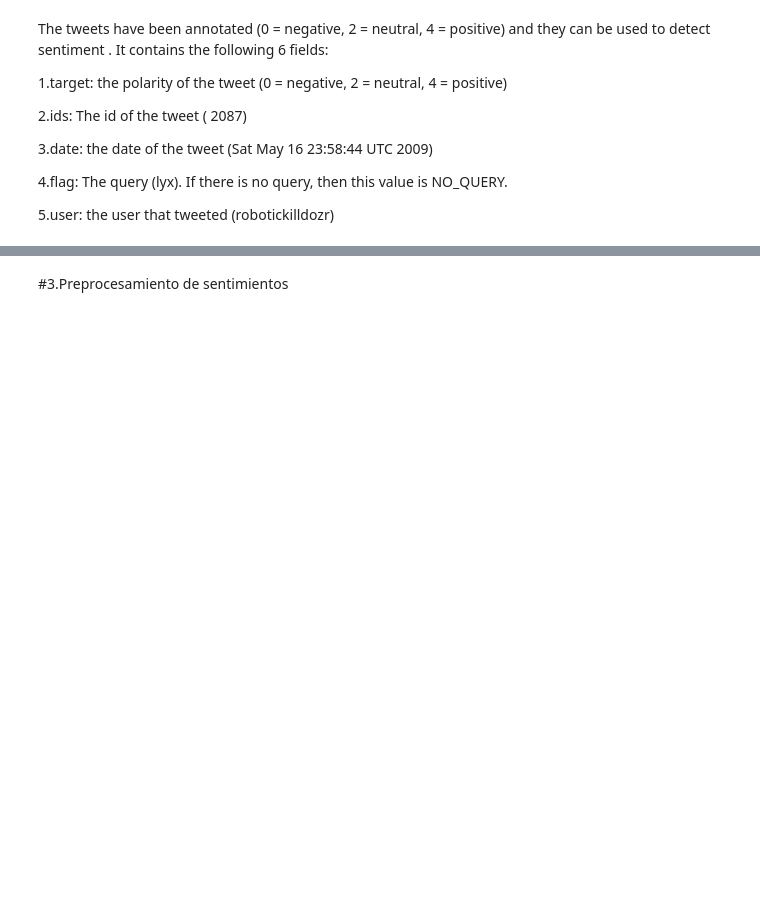
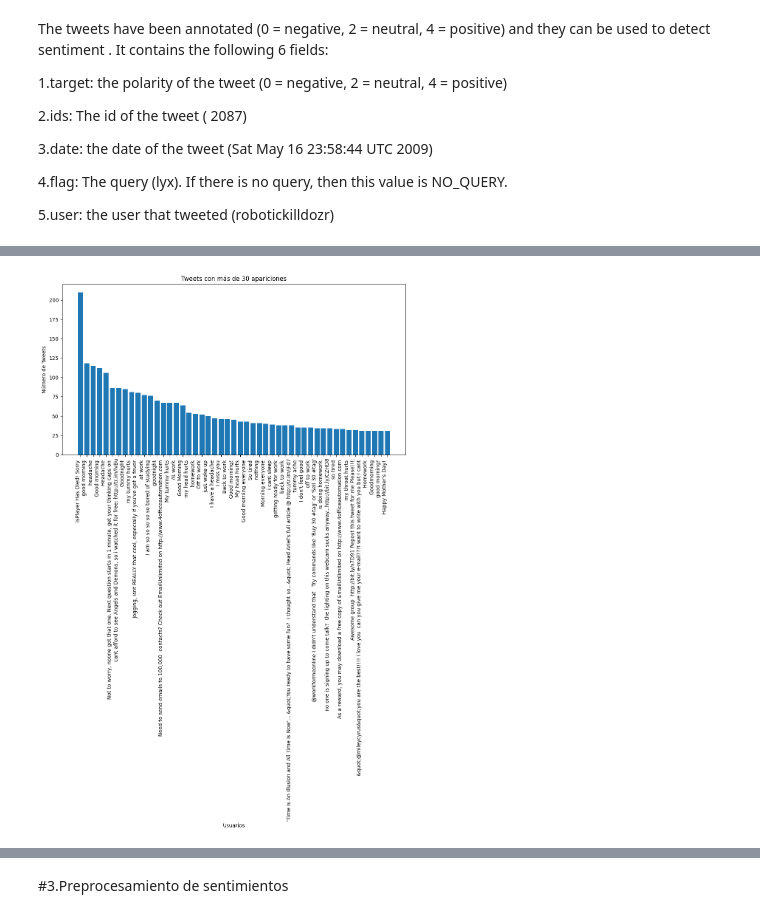
Before and after one commit to qreynas/sentiment_analysis, a Jupyter notebook: 01_Sentiment_Analysis_BCXP.ipynb, the cells around one changed output, grey strips where cells are left out. Saved outputs shown, nothing was run; the diff lists cells and outputs as text; code cells hidden in the pictures; blank space fills up the shorter version.

```diff
--- a/01_Sentiment_Analysis_BCXP.ipynb
+++ b/01_Sentiment_Analysis_BCXP.ipynb
@@ -466,0 +464,22 @@ df
+# %%
+#Contabilizamos frecuencias de 'text'
+text_counts = df['text'].value_counts()
+
+# Filtrar text_counts para incluir solo usuarios con más de 100 tweets
+user_counts_filtered = text_counts[text_counts > 30]
+
+# Crear la gráfica de barras
+plt.figure(figsize=(12, 6))  # Ajustar el tamaño de la figura si es necesario
+plt.bar(user_counts_filtered.index, user_counts_filtered.values)
+
+# Personalizar la gráfica
+plt.title('Tweets con más de 30 apariciones')
+plt.xlabel('Usuarios')
+plt.ylabel('Número de Tweets')
+plt.xticks(rotation=90, ha='right')  # Rotar las etiquetas del eje x para mejor legibilidad
+
+# Mostrar la gráfica
+plt.tight_layout()
+plt.show()
+# %% [output]
+[figure, added]
```
Also changed, not shown: parts of 31 cells of this notebook.
